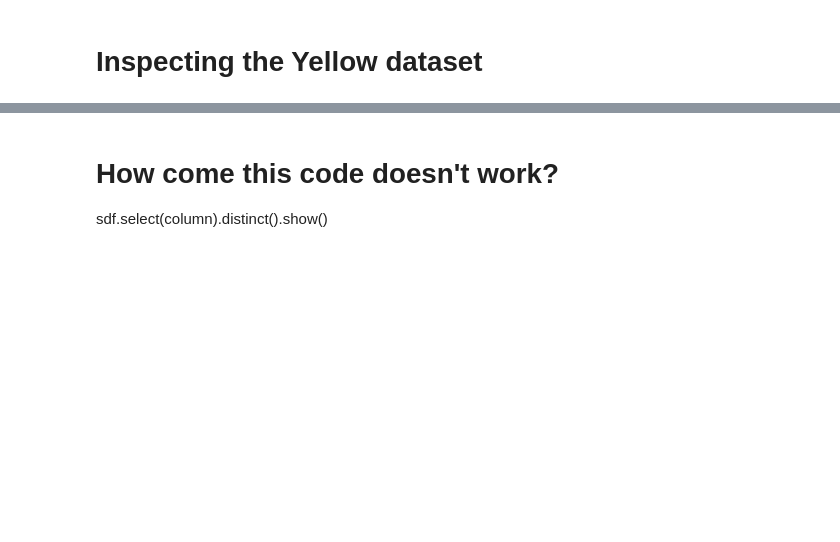
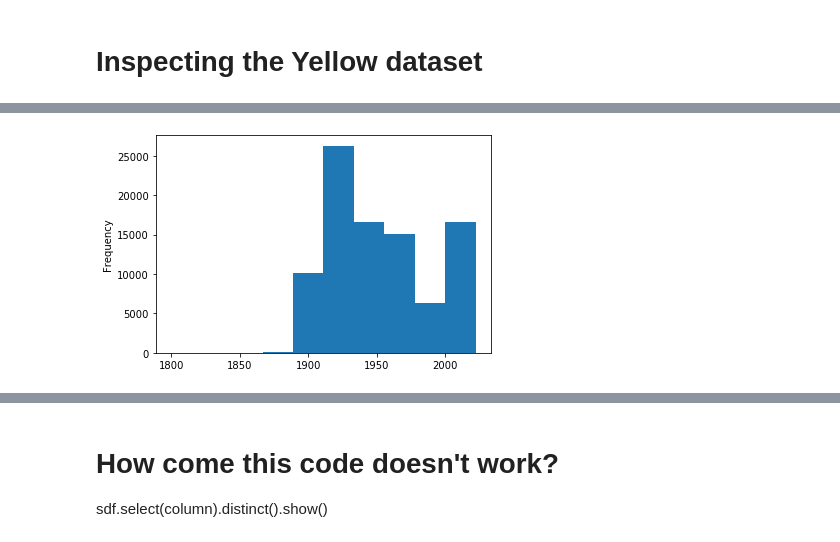
Before and after one commit to arjunrajkumar-ds/ADS_Project_1, a Jupyter notebook: code/preprocessing.ipynb, the cells around one changed output, grey strips where cells are left out. Drawn from its saved outputs; the diff is of its cells as text; code cells hidden in the pictures; blank space fills up the shorter version.

```diff
--- a/code/preprocessing.ipynb
+++ b/code/preprocessing.ipynb
@@ -37,0 +312,4 @@ yellow.limit(10)
+# %%
+fig2 = property['year_built'].plot.hist()
+# %% [output]
+[figure, added]
```
Also changed, not shown: parts of 67 cells of this notebook, 1 other file.
